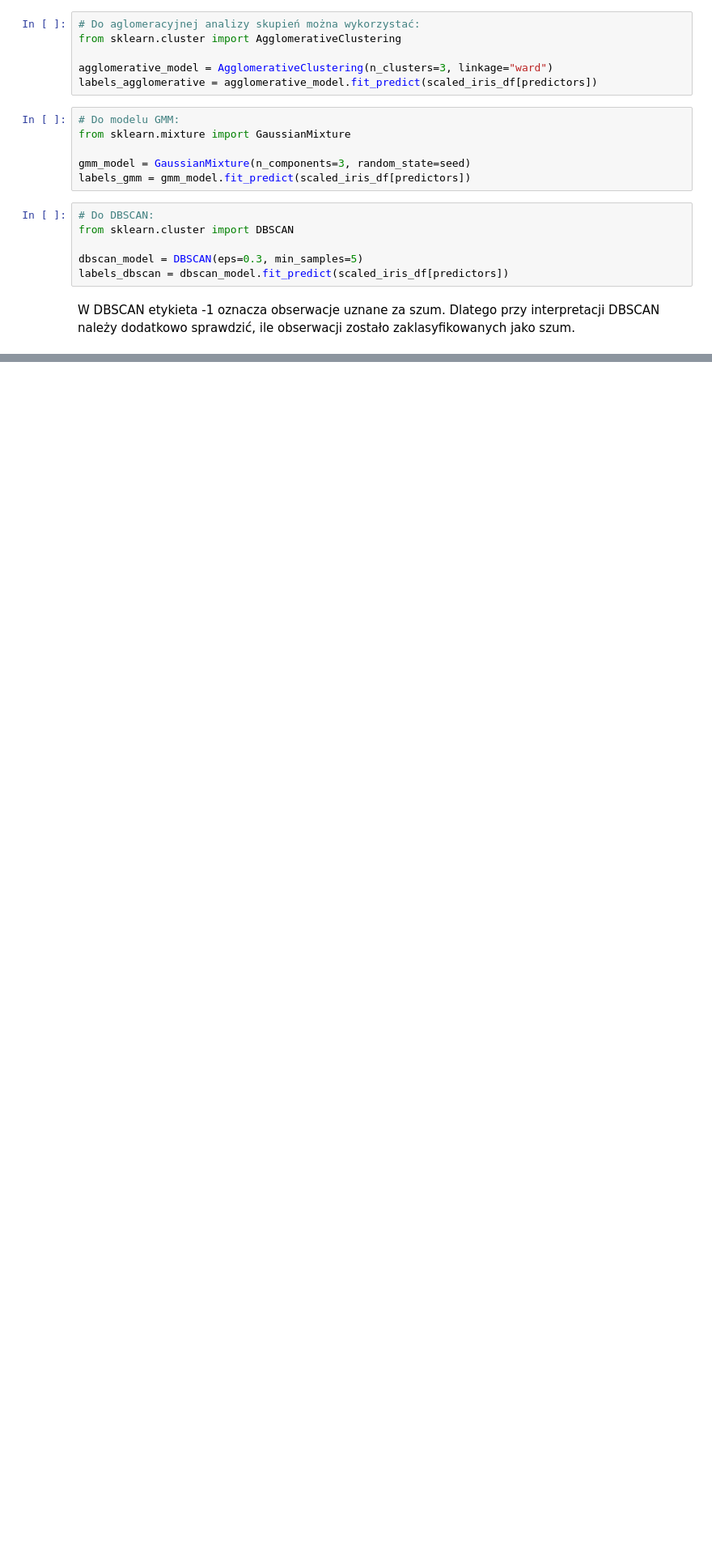
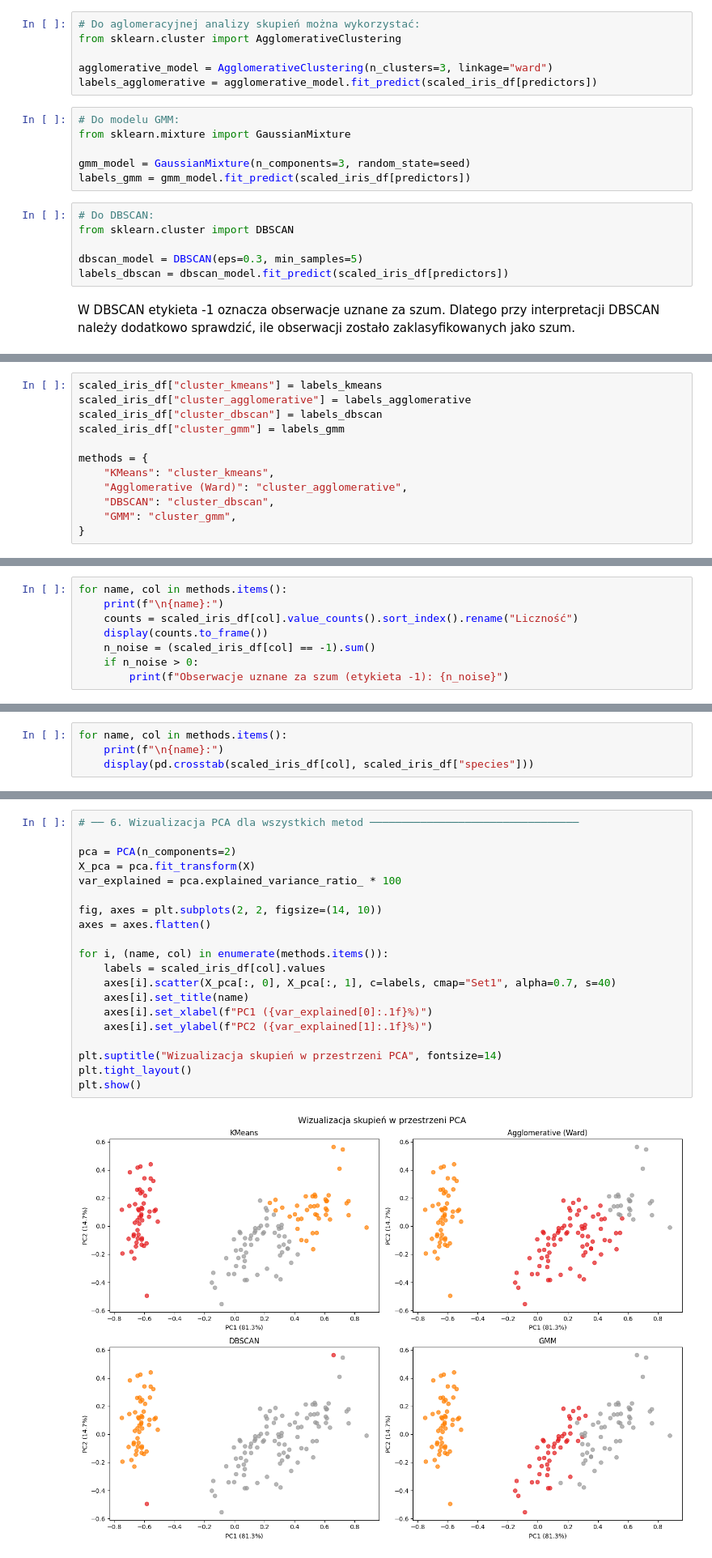
Before and after one commit to closetcaiman/de, a Jupyter notebook: lab3/IRIS_AGH_LAB.ipynb, the cells around one changed output, grey strips where cells are left out. Shown at 81% size. Drawn from its saved outputs; the diff is of its cells as text; blank space fills up the shorter version.

```diff
--- a/lab3/IRIS_AGH_LAB.ipynb
+++ b/lab3/IRIS_AGH_LAB.ipynb
@@ -1194,0 +1215,12 @@ Dlatego przy interpretacji DBSCAN należy dodatkowo sprawdzić, ile obserwacji z
+# %%
+scaled_iris_df["cluster_kmeans"] = labels_kmeans
+scaled_iris_df["cluster_agglomerative"] = labels_agglomerative
+scaled_iris_df["cluster_dbscan"] = labels_dbscan
+scaled_iris_df["cluster_gmm"] = labels_gmm
+
+methods = {
+    "KMeans": "cluster_kmeans",
+    "Agglomerative (Ward)": "cluster_agglomerative",
+    "DBSCAN": "cluster_dbscan",
+    "GMM": "cluster_gmm",
+}
@@ -1194,0 +1229,8 @@ Dlatego przy interpretacji DBSCAN należy dodatkowo sprawdzić, ile obserwacji z
+# %%
+for name, col in methods.items():
+    print(f"\n{name}:")
+    counts = scaled_iris_df[col].value_counts().sort_index().rename("Liczność")
+    display(counts.to_frame())
+    n_noise = (scaled_iris_df[col] == -1).sum()
+    if n_noise > 0:
+        print(f"Obserwacje uznane za szum (etykieta -1): {n_noise}")
@@ -1194,0 +1266,4 @@ Dlatego przy interpretacji DBSCAN należy dodatkowo sprawdzić, ile obserwacji z
+# %%
+for name, col in methods.items():
+    print(f"\n{name}:")
+    display(pd.crosstab(scaled_iris_df[col], scaled_iris_df["species"]))
@@ -1195,3 +1338,25 @@ Dlatego przy interpretacji DBSCAN należy dodatkowo sprawdzić, ile obserwacji z
+# %%
+# ── 6. Wizualizacja PCA dla wszystkich metod ─────────────────────────────────
+
+pca = PCA(n_components=2)
+X_pca = pca.fit_transform(X)
+var_explained = pca.explained_variance_ratio_ * 100
+
+fig, axes = plt.subplots(2, 2, figsize=(14, 10))
+axes = axes.flatten()
+
+for i, (name, col) in enumerate(methods.items()):
+    labels = scaled_iris_df[col].values
+    axes[i].scatter(X_pca[:, 0], X_pca[:, 1], c=labels, cmap="Set1", alpha=0.7, s=40)
+    axes[i].set_title(name)
+    axes[i].set_xlabel(f"PC1 ({var_explained[0]:.1f}%)")
+    axes[i].set_ylabel(f"PC2 ({var_explained[1]:.1f}%)")
+
+plt.suptitle("Wizualizacja skupień w przestrzeni PCA", fontsize=14)
+plt.tight_layout()
+plt.show()
+# %% [output]
+[figure, added]
 # %% [markdown]
 ## Pytania do interpretacji
 
```
Also changed, not shown: parts of 50 cells of this notebook, 2 other files.
